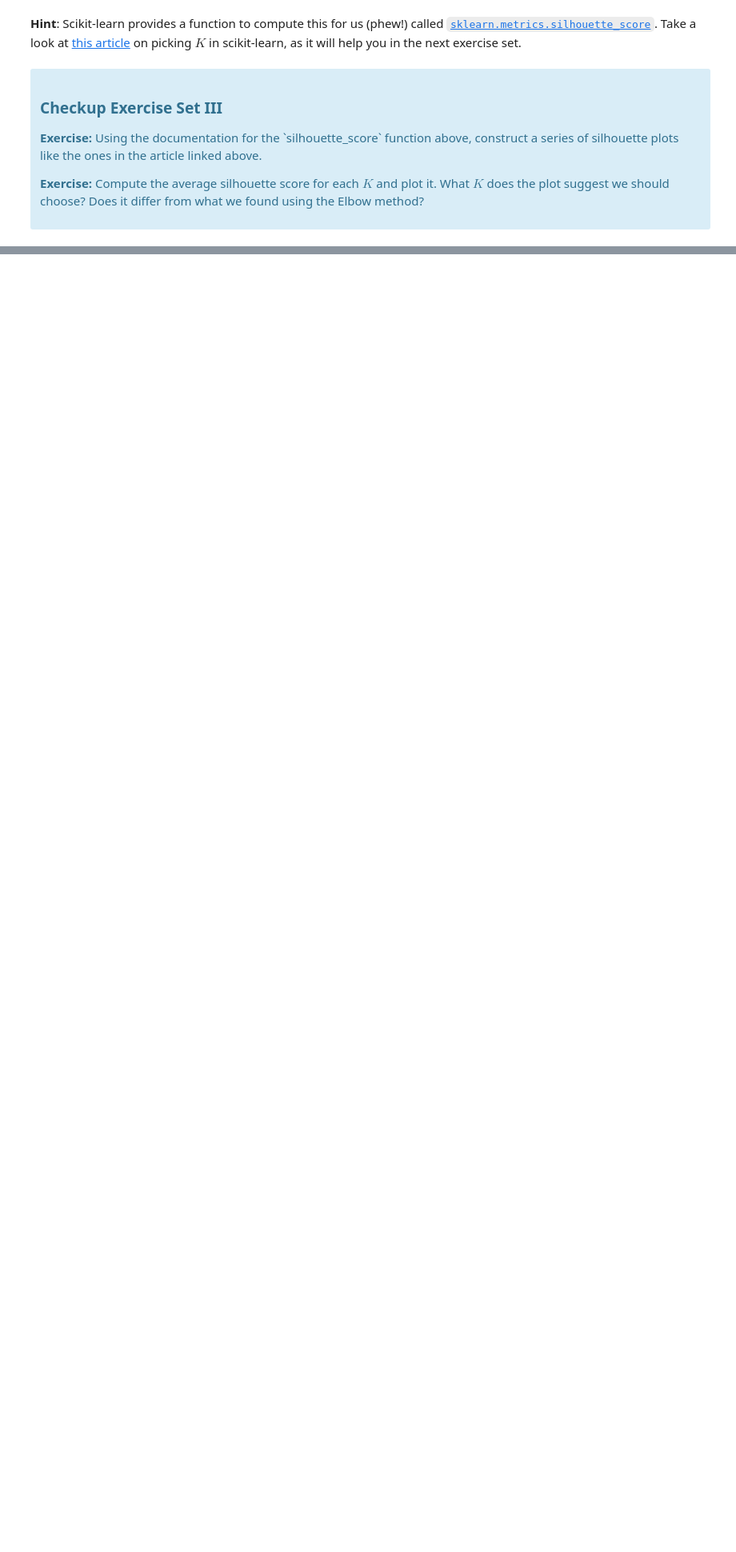
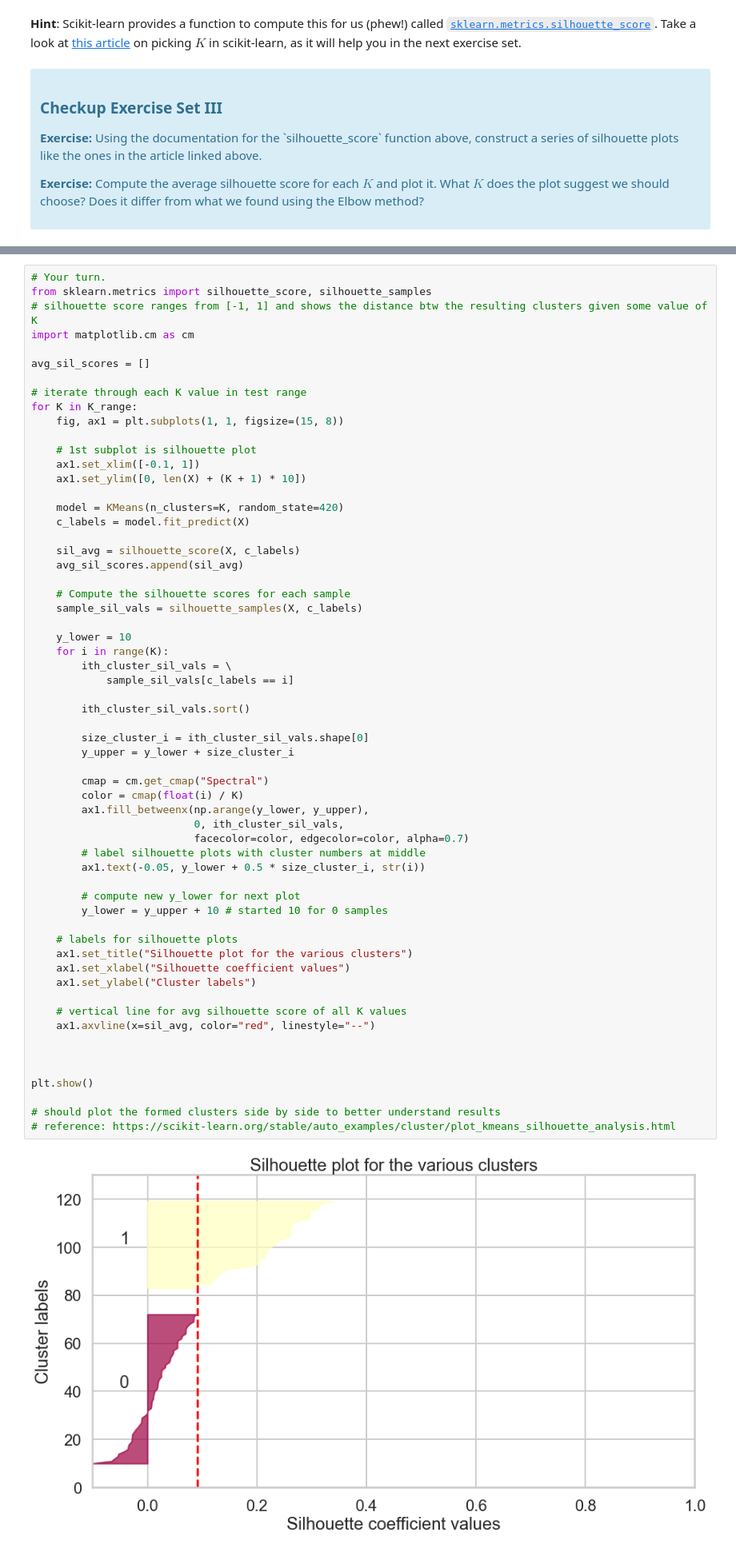
Before and after one commit to dna-witch/Springboard, a Jupyter notebook: Unsupervised Learning/Clustering Case Study - Customer Segmentation with K-Means - Tier 3.ipynb, the cells around one changed output, grey strips where cells are left out. Shown at 80% size. Saved outputs shown, nothing was run; the diff lists cells and outputs as text; blank space fills up the shorter version.

```diff
--- a/Unsupervised Learning/Clustering Case Study - Customer Segmentation with K-Means - Tier 3.ipynb
+++ b/Unsupervised Learning/Clustering Case Study - Customer Segmentation with K-Means - Tier 3.ipynb
@@ -233,0 +268,62 @@ from sklearn.metrics import silhouette_score
+# %%
+# Your turn.
+from sklearn.metrics import silhouette_score, silhouette_samples
+# silhouette score ranges from [-1, 1] and shows the distance btw the resulting clusters given some value of K
+import matplotlib.cm as cm
+
+avg_sil_scores = []
+
+# iterate through each K value in test range
+for K in K_range:
+    fig, ax1 = plt.subplots(1, 1, figsize=(15, 8))
+
+    # 1st subplot is silhouette plot
+    ax1.set_xlim([-0.1, 1])
+    ax1.set_ylim([0, len(X) + (K + 1) * 10])
+
+    model = KMeans(n_clusters=K, random_state=420)
+    c_labels = model.fit_predict(X)
+
+    sil_avg = silhouette_score(X, c_labels)
+    avg_sil_scores.append(sil_avg)
+
+    # Compute the silhouette scores for each sample
+    sample_sil_vals = silhouette_samples(X, c_labels)
+
+    y_lower = 10
+    for i in range(K):
+        ith_cluster_sil_vals = \
+            sample_sil_vals[c_labels == i]
+
+        ith_cluster_sil_vals.sort()
+
+        size_cluster_i = ith_cluster_sil_vals.shape[0]
+        y_upper = y_lower + size_cluster_i
+
+        cmap = cm.get_cmap("Spectral")
+        color = cmap(float(i) / K)
+        ax1.fill_betweenx(np.arange(y_lower, y_upper),
+                          0, ith_cluster_sil_vals,
+                          facecolor=color, edgecolor=color, alpha=0.7)
+        # label silhouette plots with cluster numbers at middle
+        ax1.text(-0.05, y_lower + 0.5 * size_cluster_i, str(i))
+
+        # compute new y_lower for next plot
+        y_lower = y_upper + 10 # started 10 for 0 samples
+
+    # labels for silhouette plots
+    ax1.set_title("Silhouette plot for the various clusters")
+    ax1.set_xlabel("Silhouette coefficient values")
+    ax1.set_ylabel("Cluster labels")
+
+    # vertical line for avg silhouette score of all K values
+    ax1.axvline(x=sil_avg, color="red", linestyle="--")
+
+
+
+plt.show()
+
+# should plot the formed clusters side by side to better understand results
+# reference: https://scikit-learn.org/stable/auto_examples/cluster/plot_kmeans_silhouette_analysis.html
+# %% [output]
+[figure, added]
```
Also changed, not shown: parts of 15 cells of this notebook.
